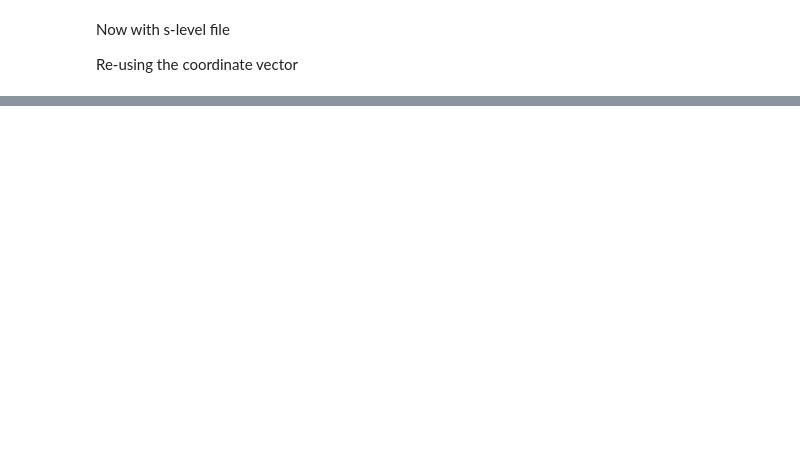
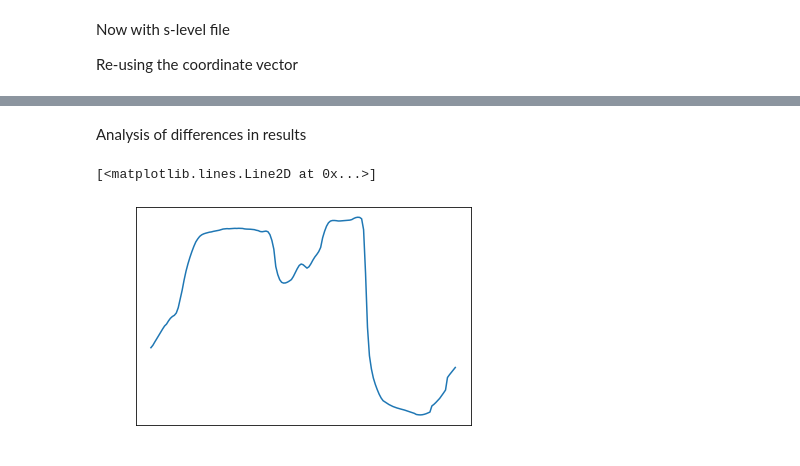
Before and after one commit to sintefmath/reduced-gravity-ocean-model, a Jupyter notebook: notebooks/densitiyProfiles.ipynb, the cells around one changed output, grey strips where cells are left out. Drawn from its saved outputs; the diff is of its cells as text; code cells hidden in the pictures; blank space fills up the shorter version.

Commit message:
analysing differences in s and z level calculations

```diff
--- a/notebooks/densitiyProfiles.ipynb
+++ b/notebooks/densitiyProfiles.ipynb
@@ -235,0 +248,8 @@ Text(0, 0.5, 'Depth')
+# %% [markdown]
+Analysis of differences in results
+# %%
+plt.plot(densities_show[0,:])
+plt.title("Surface density (z-levels)")
+# %% [output]
+[<matplotlib.lines.Line2D at 0x...>]
+[figure, added]
```
Also changed, not shown: parts of 16 cells of this notebook.
